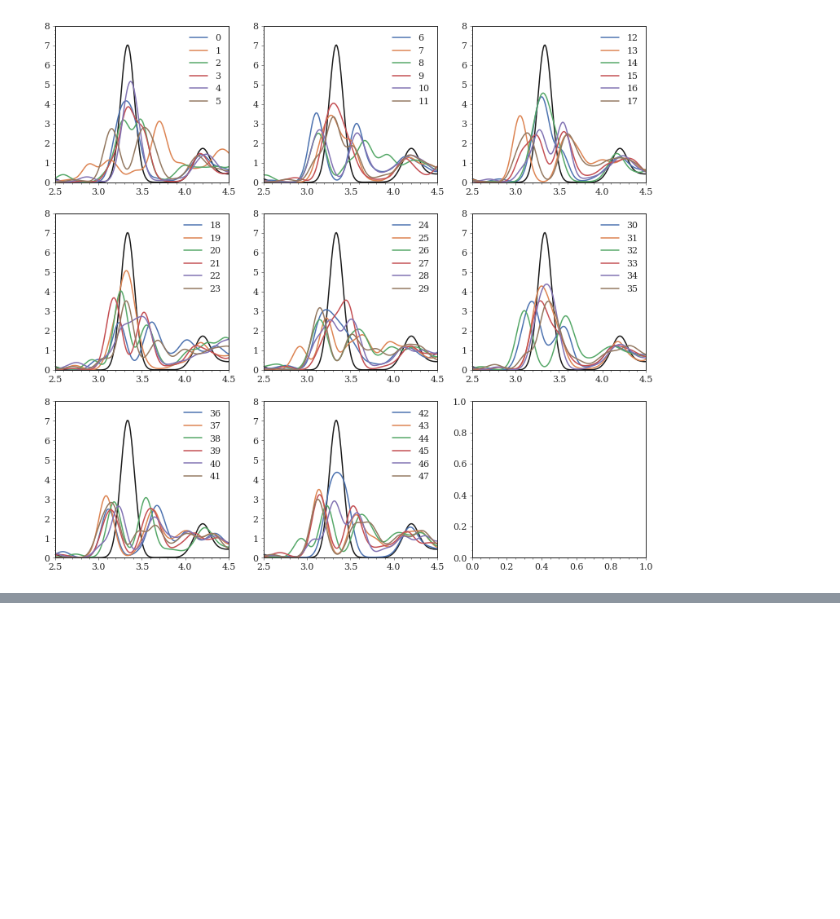
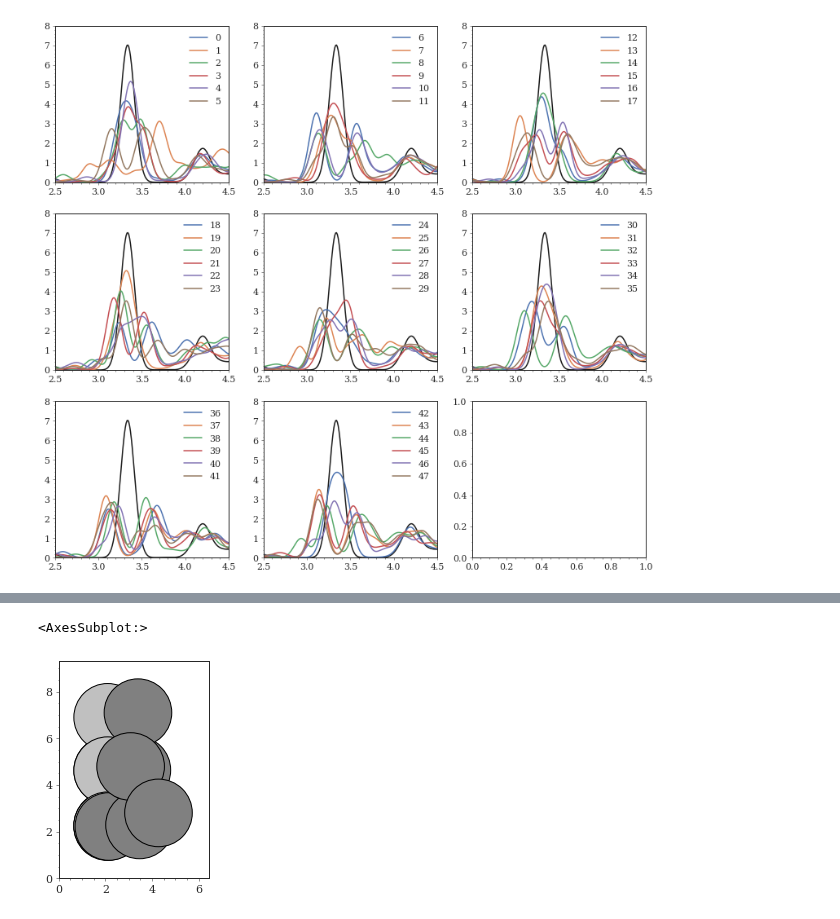
Before and after one commit to anacmolina/ML-DFT, a Jupyter notebook: notebooks/41i - structural analysis on the samples.ipynb, the cells around one changed output, grey strips where cells are left out. Saved outputs shown, nothing was run; the diff lists cells and outputs as text; code cells hidden in the pictures; blank space fills up the shorter version.

```diff
--- a/notebooks/41i - structural analysis on the samples.ipynb
+++ b/notebooks/41i - structural analysis on the samples.ipynb
@@ -267,0 +371,12 @@ Text(0.5, 0.915, 'ab-flowMC individual samples: Optical spectrum')
+# %%
+input_path = path_mlp(0, 6)
+molecule = read(input_path + 'gs.out')
+molecule.center(vacuum=2)
+# %%
+fig, ax = plt.subplots(1, 1)
+
+plot_atoms(ag6_0, ax=ax, rotation='0x, 90y, 0z')
+plot_atoms(molecule, ax=ax, rotation='0x, 90y, 0z', colors=['gray']*6)
+# %% [output]
+<AxesSubplot:>
+[figure, added]
```
Also changed, not shown: parts of 12 cells of this notebook.
